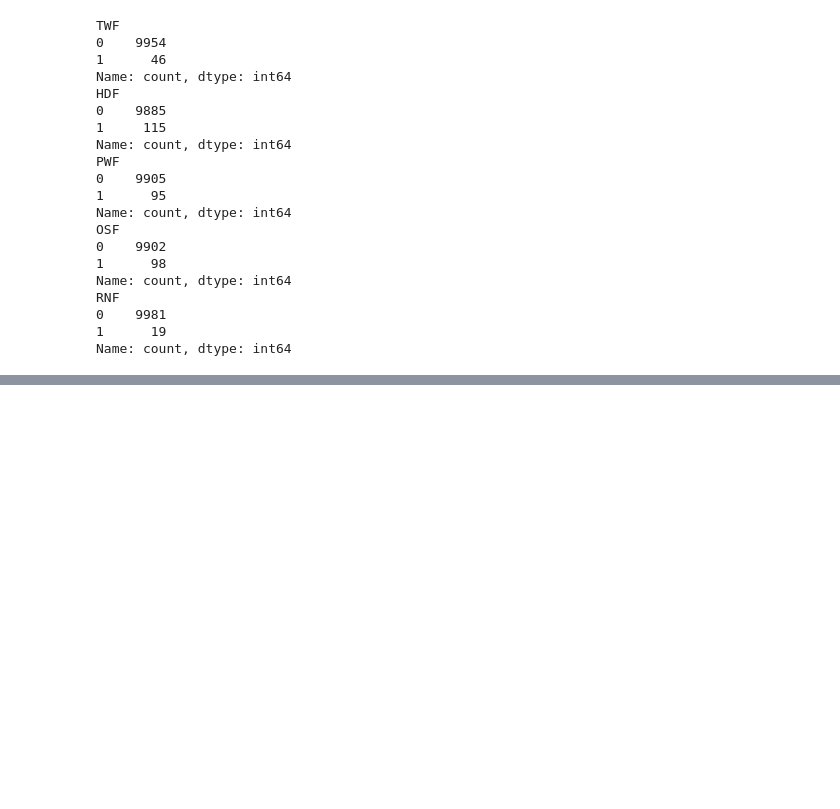
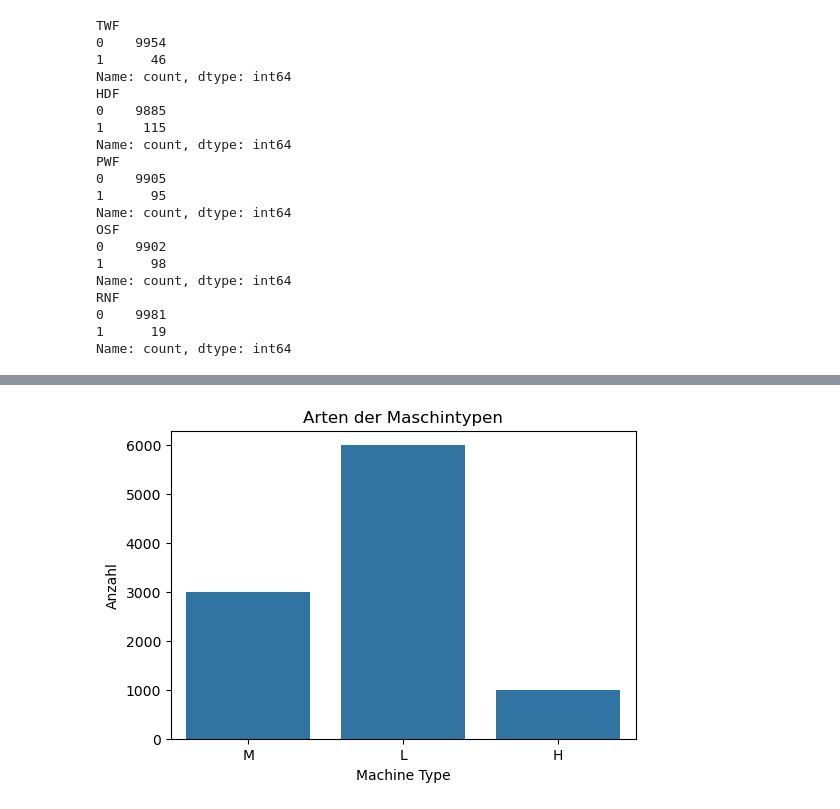
Before and after one commit to mzmm48/Predictive-Maintenance-Systems, a Jupyter notebook: src/Data verarbeitung.ipynb, the cells around one changed output, grey strips where cells are left out. Saved outputs shown, nothing was run; the diff lists cells and outputs as text; code cells hidden in the pictures; blank space fills up the shorter version.

```diff
--- a/src/Data verarbeitung.ipynb
+++ b/src/Data verarbeitung.ipynb
@@ -59,10 +105,12 @@ df.describe().T
 # %%
 import seaborn as sns
 import matplotlib.pyplot as plt
 
 plt.figure(figsize=(6,4))
 sns.countplot(x='Type', data=df)
-plt.title('Distribution of Machine Types')
+plt.title('Arten der Maschintypen')
 plt.xlabel('Machine Type')
-plt.ylabel('Count')
+plt.ylabel('Anzahl')
 plt.show()
+# %% [output]
+[figure, added]
```
Also changed, not shown: parts of 11 cells of this notebook.
